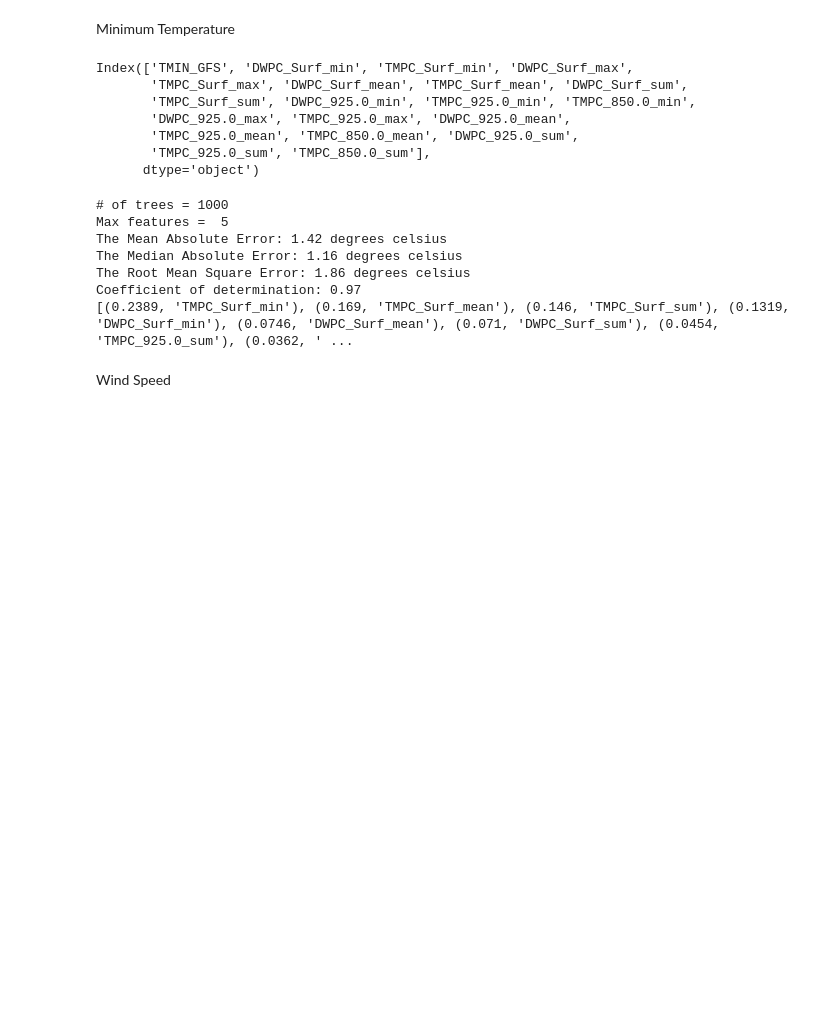
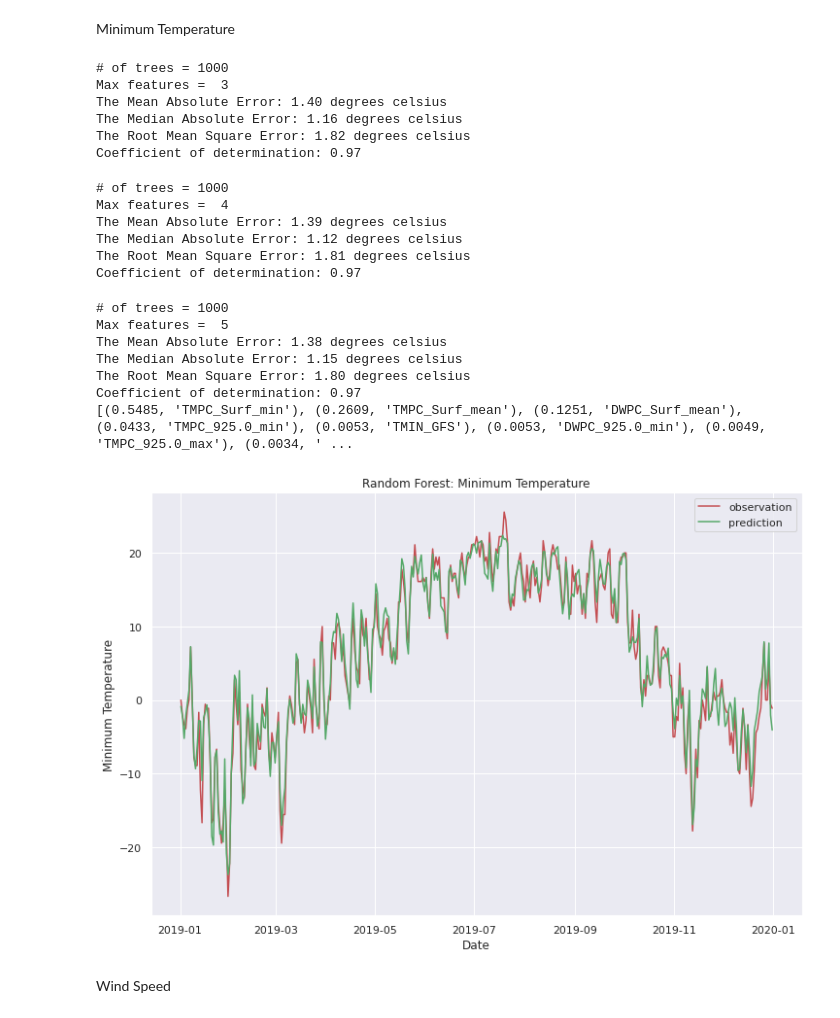
Before and after one commit to dfu2020/ATMS-597-SP-2020-Project-4, a Jupyter notebook: Project4_Joyce_v2_2.ipynb, the cells around one changed output. Drawn from its saved outputs; the diff is of its cells as text; code cells hidden in the pictures; blank space fills up the shorter version.

```diff
--- a/Project4_Joyce_v2_2.ipynb
+++ b/Project4_Joyce_v2_2.ipynb
@@ -445,9 +446,10 @@ Precipitation Accumulation
 # %%
 cor_target = abs(cor['RTOT_Obs'])
 
-relevant_features = cor_target[cor_target>0.50]
+relevant_features = cor_target[cor_target>0.30]
 features = relevant_features.keys().drop(['RTOT_Obs'])
 print(features)
+features = ['PRCP_Surf_max', 'HCLD_Surf_mean', 'PRCP_Surf_sum', 'VWND_700.0_max']
 target = ['RTOT_Obs']
 x_test, y_test, lin_model = lin_model_func(features, target)
 # %% [output]
@@ -545,26 +574,36 @@ cor_target = abs(cor['TMIN_Obs'])
 
 relevant_features = cor_target[cor_target>0.92]
 features = relevant_features.keys().drop(['TMAX_Obs', 'TMIN_Obs'])
-print(features)
 
+features = ['TMIN_GFS', 'TMPC_Surf_min', 'DWPC_Surf_mean', 'TMPC_Surf_mean', 'DWPC_925.0_min', 'TMPC_925.0_min', 'DWPC_925.0_max', 'TMPC_925.0_max', 'TMPC_850.0_mean']
 target = ['TMIN_Obs']
 
-x_test, y_test, rf_model = rf_model_func(features, target, n_estimators = [1000], max_features = [5])
+x_test, y_test, rf_model = rf_model_func(features, target, n_estimators = [1000], max_features = [3, 4, 5])
 # %% [output]
-Index(['TMIN_GFS', 'DWPC_Surf_min', 'TMPC_Surf_min', 'DWPC_Surf_max',
-       'TMPC_Surf_max', 'DWPC_Surf_mean', 'TMPC_Surf_mean', 'DWPC_Surf_sum',
-       'TMPC_Surf_sum', 'DWPC_925.0_min', 'TMPC_925.0_min', 'TMPC_850.0_min',
-       'DWPC_925.0_max', 'TMPC_925.0_max', 'DWPC_925.0_mean',
-       'TMPC_925.0_mean', 'TMPC_850.0_mean', 'DWPC_925.0_sum',
-       'TMPC_925.0_sum', 'TMPC_850.0_sum'],
-      dtype='object')
+# of trees = 1000
+Max features =  3
+The Mean Absolute Error: 1.40 degrees celsius
+The Median Absolute Error: 1.16 degrees celsius
+The Root Mean Square Error: 1.82 degrees celsius
+Coefficient of determination: 0.97
 # of trees = 1000
-Max features =  5
-The Mean Absolute Error: 1.42 degrees celsius
-The Median Absolute Error: 1.16 degrees celsius
-The Root Mean Square Error: 1.86 degrees celsius
+Max features =  4
+The Mean Absolute Error: 1.39 degrees celsius
+The Median Absolute Error: 1.12 degrees celsius
+The Root Mean Square Error: 1.81 degrees celsius
 Coefficient of determination: 0.97
-[(0.2389, 'TMPC_Surf_min'), (0.169, 'TMPC_Surf_mean'), (0.146, 'TMPC_Surf_sum'), (0.1319, 'DWPC_Surf_min'), (0.0746, 'DWPC_Surf_mean'), (0.071, 'DWPC_Surf_sum'), (0.0454, 'TMPC_925.0_sum'), (0.0362, ' ...
+# of trees = 1000
+Max features =  5
+The Mean Absolute Error: 1.38 degrees celsius
+The Median Absolute Error: 1.15 degrees celsius
+The Root Mean Square Error: 1.80 degrees celsius
+Coefficient of determination: 0.97
+[(0.5485, 'TMPC_Surf_min'), (0.2609, 'TMPC_Surf_mean'), (0.1251, 'DWPC_Surf_mean'), (0.0433, 'TMPC_925.0_min'), (0.0053, 'TMIN_GFS'), (0.0053, 'DWPC_925.0_min'), (0.0049, 'TMPC_925.0_max'), (0.0034, ' ...
+# %%
+# Plot predicted values against observed values
+rf_model_plot(variable = 'Minimum Temperature', jpg_name = 'randomforest_TMIN')
+# %% [output]
+[figure, added]
 # %% [markdown]
 Wind Speed
 # %%
```
Also changed, not shown: parts of 12 cells of this notebook.
